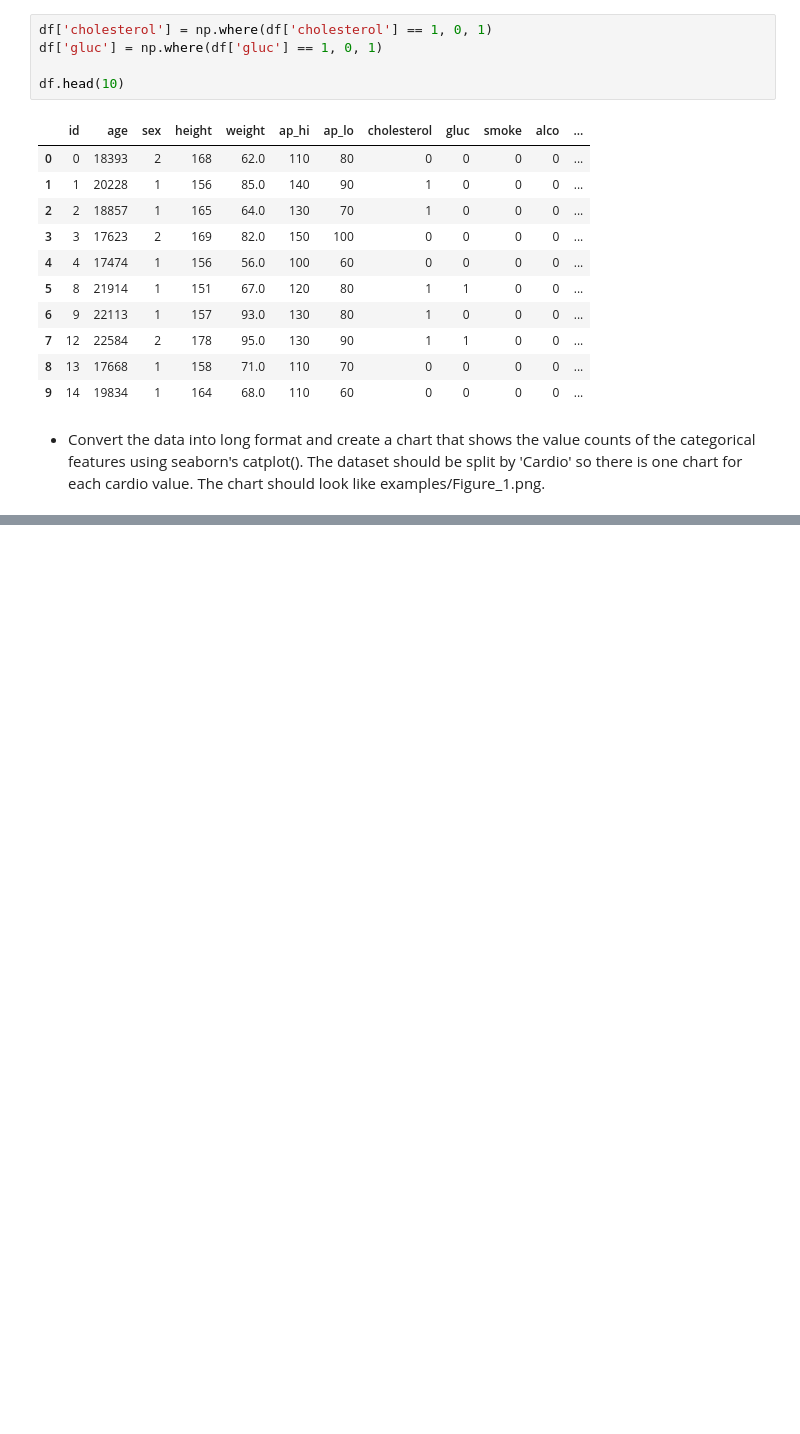
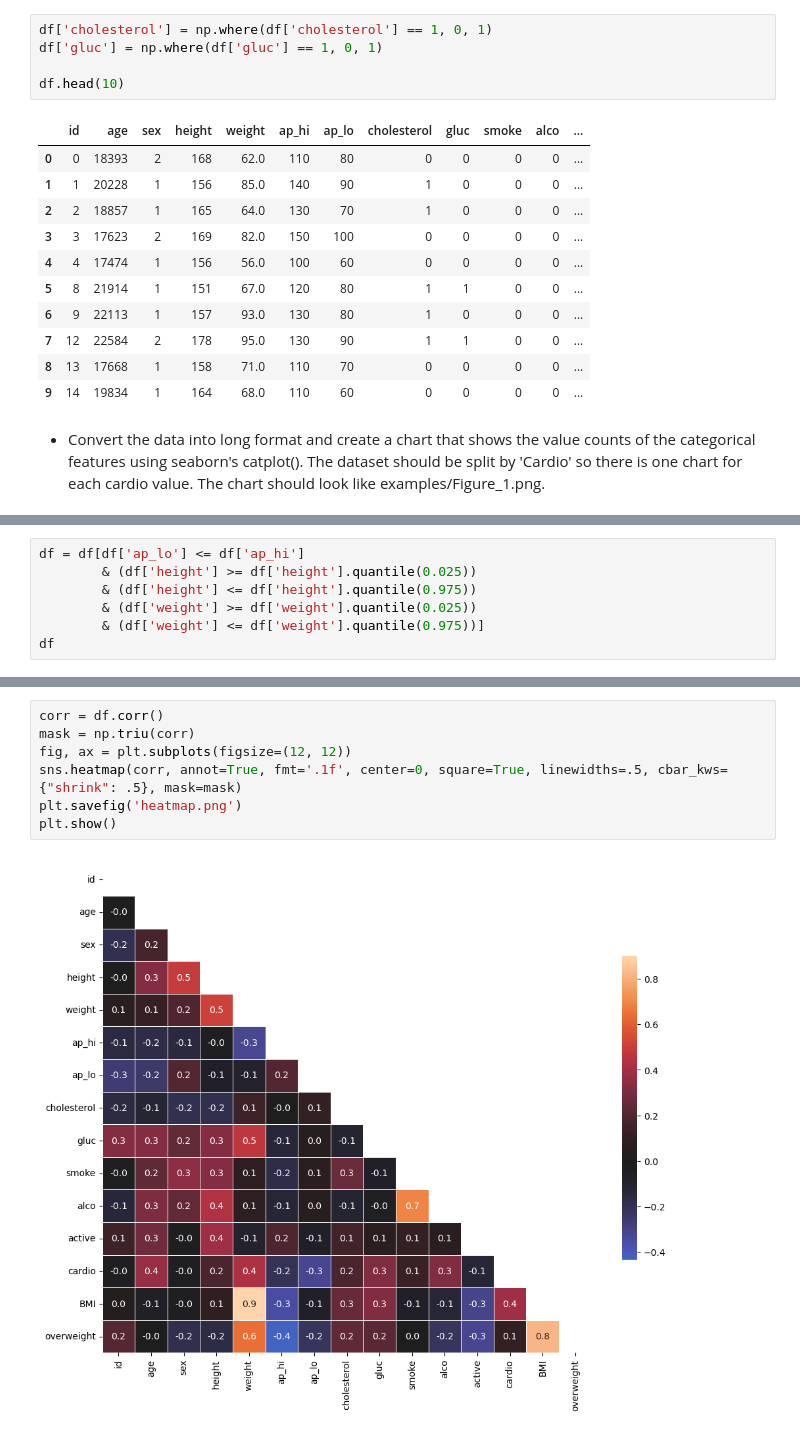
Before and after one commit to dachacond/data-analysis, a Jupyter notebook: medical_data_visualizer/medical-project.ipynb, the cells around one changed output, grey strips where cells are left out. Saved outputs shown, nothing was run; the diff lists cells and outputs as text; blank space fills up the shorter version.

```diff
--- a/medical_data_visualizer/medical-project.ipynb
+++ b/medical_data_visualizer/medical-project.ipynb
@@ -75,0 +117,7 @@ df.head(10)
+# %%
+df = df[df['ap_lo'] <= df['ap_hi']
+        & (df['height'] >= df['height'].quantile(0.025))
+        & (df['height'] <= df['height'].quantile(0.975))
+        & (df['weight'] >= df['weight'].quantile(0.025))
+        & (df['weight'] <= df['weight'].quantile(0.975))]
+df
@@ -75,0 +142,9 @@ df.head(10)
+# %%
+corr = df.corr()
+mask = np.triu(corr)
+fig, ax = plt.subplots(figsize=(12, 12))
+sns.heatmap(corr, annot=True, fmt='.1f', center=0, square=True, linewidths=.5, cbar_kws={"shrink": .5}, mask=mask)
+plt.savefig('heatmap.png')
+plt.show()
+# %% [output]
+[figure, added]
```
Also changed, not shown: parts of 5 cells of this notebook.
